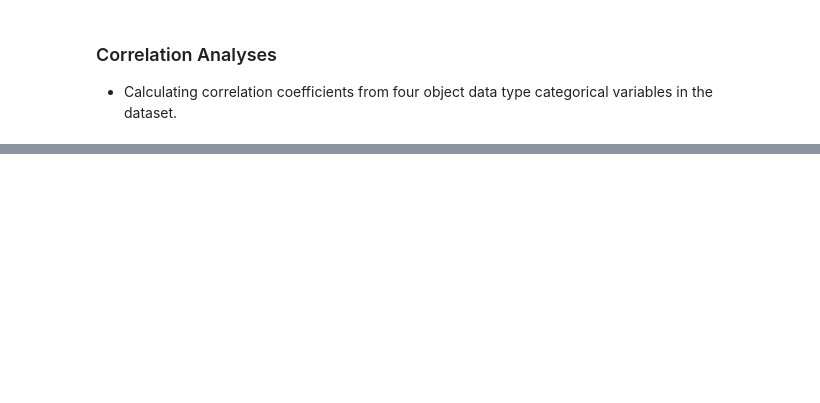
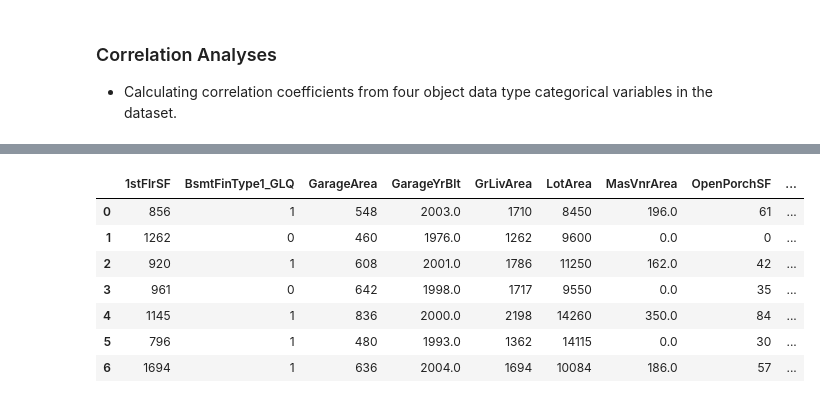
Before and after one commit to SalwinA/heritage-housing-project, a Jupyter notebook: jupyter_notebooks/Sales_Price_Correlation Study.ipynb, the cells around one changed output, grey strips where cells are left out. Cells and saved outputs as stored; diff of their text form; code cells hidden in the pictures; blank space fills up the shorter version.

```diff
--- a/jupyter_notebooks/Sales_Price_Correlation Study.ipynb
+++ b/jupyter_notebooks/Sales_Price_Correlation Study.ipynb
@@ -126,0 +194,23 @@ df.to_csv(f"outputs/datasets_collection/housing_prices.csv",index=False)
+# %%
+eda_dataframe = df_ohe.filter(['1stFlrSF',
+ 'BsmtFinType1_GLQ',
+ 'GarageArea',
+ 'GarageYrBlt',
+ 'GrLivArea',
+ 'LotArea',
+ 'MasVnrArea',
+ 'OpenPorchSF',
+ 'OverallQual',
+ 'TotalBsmtSF',
+ 'YearBuilt',
+ 'YearRemodAdd', 'SalePrice'])
+eda_dataframe.head(7)
+# %% [output]
+|  | 1stFlrSF | BsmtFinType1_GLQ | GarageArea | GarageYrBlt | GrLivArea | LotArea | MasVnrArea | OpenPorchSF | ... |
+| 0 | 856 | 1 | 548 | 2003.0 | 1710 | 8450 | 196.0 | 61 | ... |
+| 1 | 1262 | 0 | 460 | 1976.0 | 1262 | 9600 | 0.0 | 0 | ... |
+| 2 | 920 | 1 | 608 | 2001.0 | 1786 | 11250 | 162.0 | 42 | ... |
+| 3 | 961 | 0 | 642 | 1998.0 | 1717 | 9550 | 0.0 | 35 | ... |
+| 4 | 1145 | 1 | 836 | 2000.0 | 2198 | 14260 | 350.0 | 84 | ... |
+| 5 | 796 | 1 | 480 | 1993.0 | 1362 | 14115 | 0.0 | 30 | ... |
+| 6 | 1694 | 1 | 636 | 2004.0 | 1694 | 10084 | 186.0 | 57 | ... |
```
Also changed, not shown: parts of 18 cells of this notebook.
